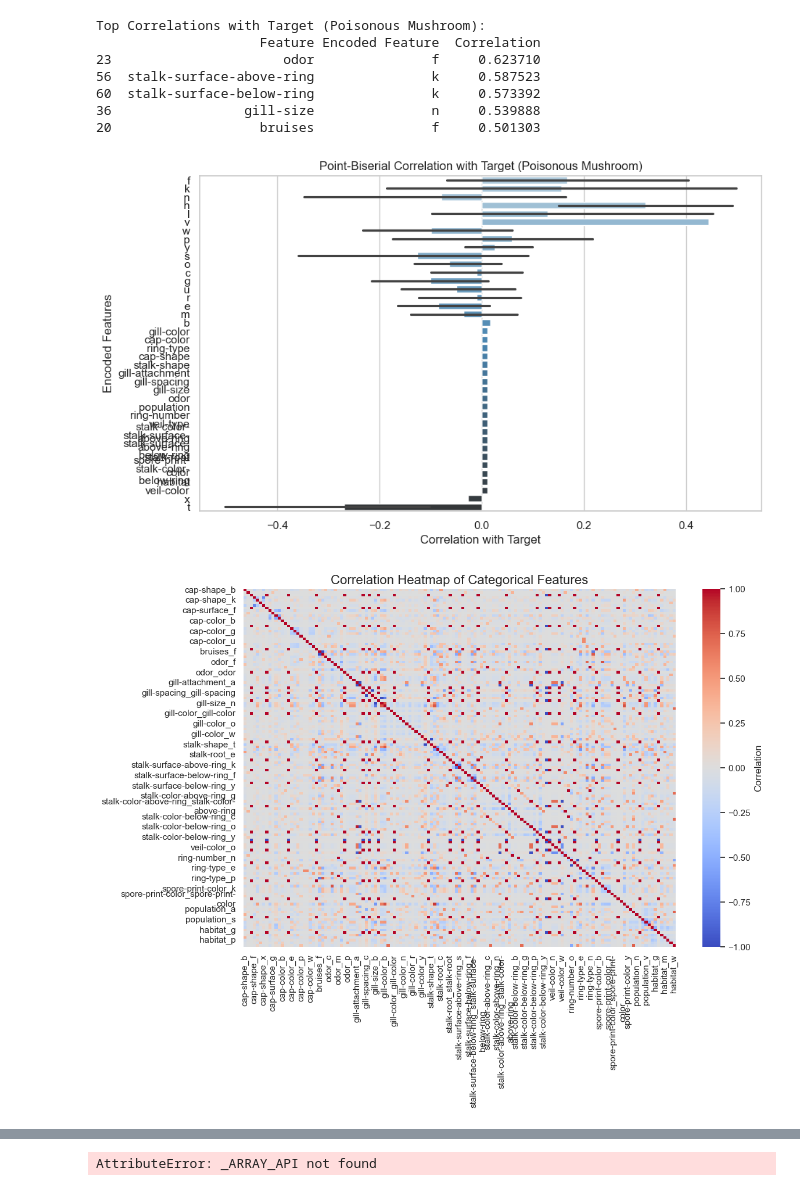
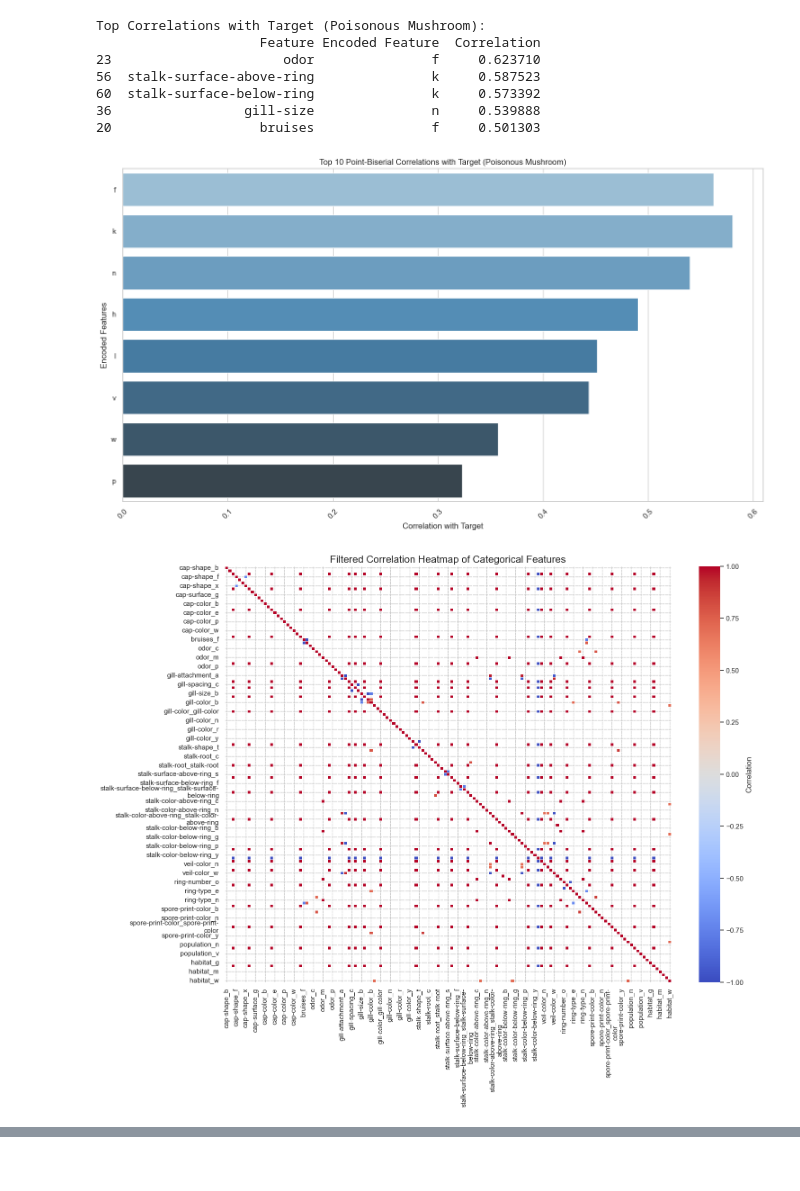
Before and after one commit to lloydm93/machine_learning, a Jupyter notebook: CW/lab_3.ipynb, the cells around one changed output, grey strips where cells are left out. Saved outputs shown, nothing was run; the diff lists cells and outputs as text; code cells hidden in the pictures; blank space fills up the shorter version.

```diff
--- a/CW/lab_3.ipynb
+++ b/CW/lab_3.ipynb
@@ -100,30 +100,36 @@ corr_df = corr_df.sort_values(by='Correlation', ascending=False)
 print("Top Correlations with Target (Poisonous Mushroom):")
 print(corr_df.head())
 
-# 5. # Plotting the correlation with the target variable (Poisonous Mushroom)
-plt.figure(figsize=(10, 6))
-sns.barplot(x='Correlation', y='Encoded Feature', data=corr_df, hue='Encoded Feature', palette='Blues_d', legend=False)
-plt.title('Point-Biserial Correlation with Target (Poisonous Mushroom)')
+# 5. # Plotting the top 10 correlations with the target variable (Poisonous Mushroom)
+top_corr_df = corr_df.head(10)  # Select top 10 most correlated features
+
+plt.figure(figsize=(14, 8))  # Increase plot size for better readability
+sns.barplot(x='Correlation', y='Encoded Feature', data=top_corr_df, hue='Encoded Feature', palette='Blues_d', dodge=False, errorbar=None, legend=False)
+plt.title('Top 10 Point-Biserial Correlations with Target (Poisonous Mushroom)')
 plt.xlabel('Correlation with Target')
 plt.ylabel('Encoded Features')
+plt.xticks(rotation=45)  # Rotate x-axis labels for better readability
+plt.tight_layout()
 plt.show()
 
 
-# 6. **Correlation Heatmap of Features**
-# Generate a heatmap for feature correlations (using one-hot encoded variables)
+# 6. # Generate a heatmap for feature correlations (using one-hot encoded variables)
 df_dummies = pd.get_dummies(df.drop('class', axis=1))
 
-# Clean up the heatmap with annotations disabled and a clearer color scheme
-plt.figure(figsize=(12, 8))
-sns.heatmap(df_dummies.corr(), cmap="coolwarm", annot=False, fmt=".2f", cbar_kws={'label': 'Correlation'})
-plt.title('Correlation Heatmap of Categorical Features', fontsize=16)
+# Calculate the correlation matrix
+corr_matrix = df_dummies.corr()
+
+# Filter the correlation matrix to only include strong correlations (above a threshold)
+threshold = 0.7
+strong_corr_matrix = corr_matrix[corr_matrix.abs() > threshold]
+
+# Set up the figure size for better readability
+plt.figure(figsize=(16, 12))
+
+# Generate the heatmap with annotations disabled and a clearer color scheme
+sns.heatmap(strong_corr_matrix, cmap="coolwarm", annot=False, fmt=".2f", cbar_kws={'label': 'Correlation'}, linewidths=0.5)
+plt.title('Filtered Correlation Heatmap of Categorical Features', fontsize=16)
 plt.show()
-
-# 7. **Clustered Heatmap for Better Visual Organization**
-# Clustered heatmap with adjusted figure size and font size
-sns.clustermap(df_dummies.corr(), cmap="coolwarm", annot=False, figsize=(15, 12))
-plt.title('Clustered Correlation Heatmap', fontsize=16)
-plt.show()
 # %% [output]
 <class 'pandas.core.frame.DataFrame'>
 RangeIndex: 8125 entries, 0 to 8124
@@ -134,32 +140,32 @@ Data columns (total 23 columns):
  1   cap-shape                 8125 non-null   object
  2   cap-surface               8125 non-null   object
  3   cap-color                 8125 non-null   object
  4   bruises                   8125 non-null   object
  5   odor                      8125 non-null   object
  6   gill-attachment           8125 non-null   object
 ... (15 lines left out)
  22  habitat                   8125 non-null   object
 dtypes: object(23)
 memory usage: 1.4+ MB
 ['p' 'e']
 [figure]
 class
 e    4208
 p    3917
 Name: count, dtype: int64
 class
 e    4208
 p    3917
 Name: count, dtype: int64
 Missing values per column:
 Series([], dtype: int64)
 [figure]
 Top Correlations with Target (Poisonous Mushroom):
                      Feature Encoded Feature  Correlation
 23                      odor               f     0.623710
 56  stalk-surface-above-ring               k     0.587523
 60  stalk-surface-below-ring               k     0.573392
 36                 gill-size               n     0.539888
 20                   bruises               f     0.501303
-[figure, old version]
+[figure, new version]
-[figure, old version]
+[figure, new version]
@@ -183 +171,0 @@ Traceback (most recent call last):  File "<frozen runpy>", line 198, in _run_mod
-AttributeError: _ARRAY_API not found
```
Also changed, not shown: parts of 1 cell of this notebook.
